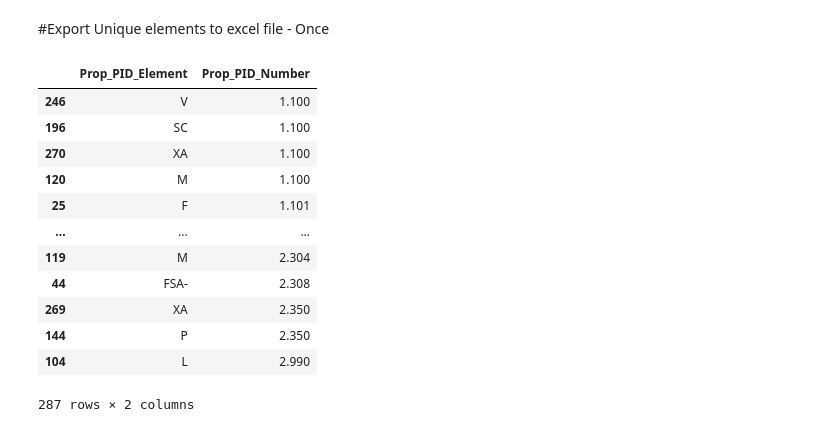
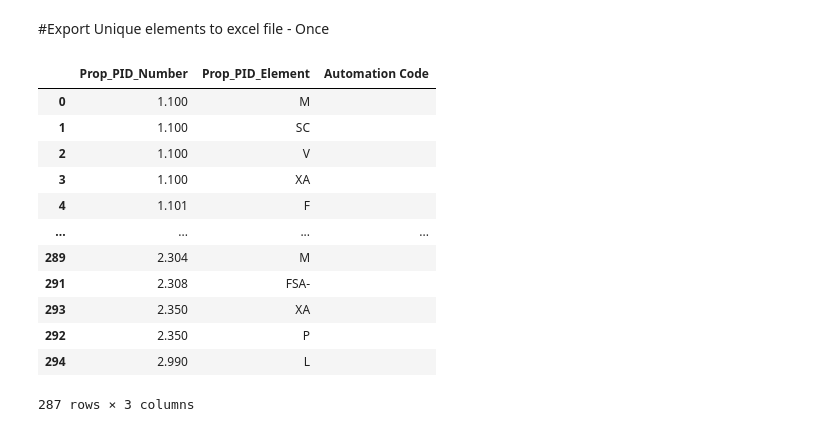
Before and after one commit to emartinskan/epic, a Jupyter notebook: epic.ipynb, the cells around one changed output. Cells and saved outputs as stored; diff of their text form; code cells hidden in the pictures.

Commit message:
Data from Automation Code added

```diff
--- a/epic.ipynb
+++ b/epic.ipynb
@@ -126,0 +145,4 @@ df_data_excel = pd.read_excel('PID.xlsx')
+# %%
+#Set PID first, second Element and ommit everything else.
+df_data_excel = df_data_excel[['Prop_PID_Number','Prop_PID_Element']]
+print(df_data_excel)
@@ -190,16 +231,21 @@ df_data_excel_sorted = df_data_excel_uniques.sort_values(by='Prop_PID_Number')
 # %%
-df_data_excel_sorted.head(1000)
+#df_data_excel_sorted.head(1000)
-# %% [output]
-|  | Prop_PID_Element | Prop_PID_Number |
-| 246 | V | 1.100 |
-| 196 | SC | 1.100 |
-| 270 | XA | 1.100 |
-| 120 | M | 1.100 |
-| 25 | F | 1.101 |
-| ... | ... | ... |
-| 119 | M | 2.304 |
-| 44 | FSA- | 2.308 |
-| 269 | XA | 2.350 |
-| 144 | P | 2.350 |
-| 104 | L | 2.990 |
-287 rows × 2 columns
+# %%
+#Add column, load data from Automation Code and mix
+df_data_excel_sorted['Automation Code'] = ''
+# %%
+df_data_excel_sorted
+# %% [output]
+|  | Prop_PID_Number | Prop_PID_Element | Automation Code |
+| 0 | 1.100 | M |  |
+| 1 | 1.100 | SC |  |
+| 2 | 1.100 | V |  |
+| 3 | 1.100 | XA |  |
+| 4 | 1.101 | F |  |
+| ... | ... | ... | ... |
+| 289 | 2.304 | M |  |
+| 291 | 2.308 | FSA- |  |
+| 293 | 2.350 | XA |  |
+| 292 | 2.350 | P |  |
+| 294 | 2.990 | L |  |
+287 rows × 3 columns
```
Also changed, not shown: parts of 17 cells of this notebook.
